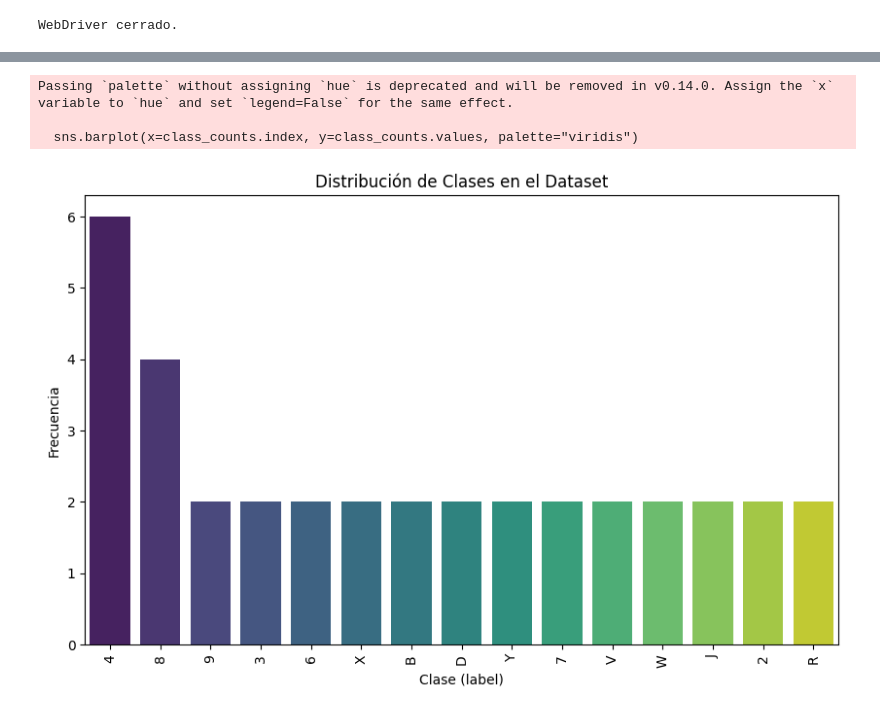
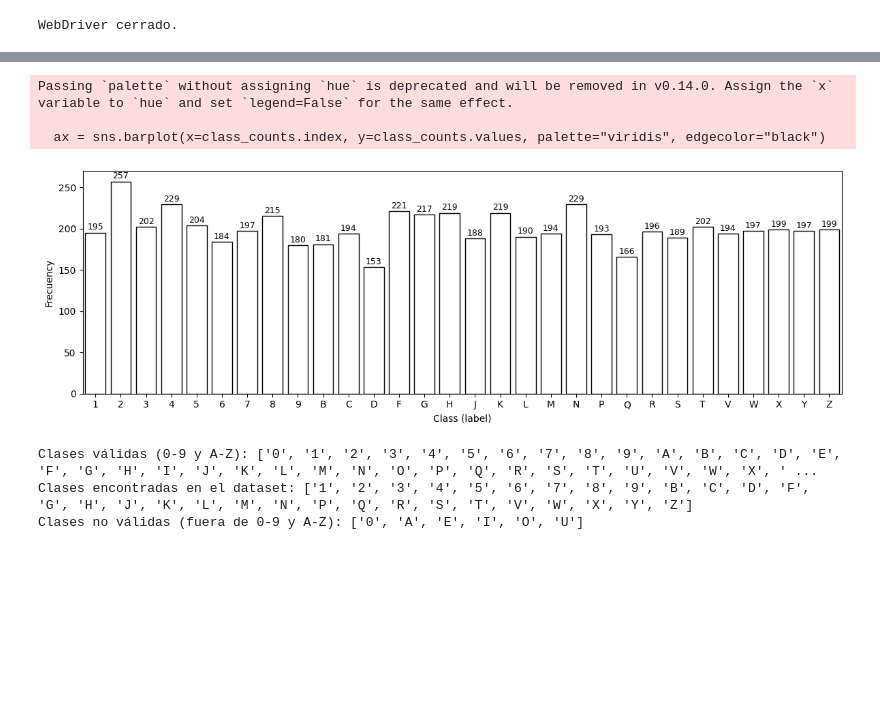
Before and after one commit to AlfredoVillaM/Machine_Learning_Project, a Jupyter notebook: sat_captchas.ipynb, the cells around one changed output, grey strips where cells are left out. Cells and saved outputs as stored; diff of their text form; code cells hidden in the pictures; blank space fills up the shorter version.

Commit message:
csv dataset

```diff
--- a/sat_captchas.ipynb
+++ b/sat_captchas.ipynb
@@ -181,25 +167,50 @@ df.to_csv("dataset.csv", index=False)
-# %%
-import matplotlib.pyplot as plt
-import seaborn as sns
-
-# Cargar dataset
-df = pd.read_csv("dataset.csv")
-
-# Contar las ocurrencias de cada clase (label)
-class_counts = df['label'].value_counts()
-
-# Graficar la distribución de clases
-plt.figure(figsize=(10, 6))
-sns.barplot(x=class_counts.index, y=class_counts.values, palette="viridis")
-plt.title("Distribución de Clases en el Dataset")
-plt.xlabel("Clase (label)")
-plt.ylabel("Frecuencia")
-plt.show()
-# %% [output]
-Passing `palette` without assigning `hue` is deprecated and will be removed in v0.14.0. Assign the `x` variable to `hue` and set `legend=False` for the same effect.
-
-  sns.barplot(x=class_counts.index, y=class_counts.values, palette="viridis")
-[figure, removed]
+# %%
+import matplotlib.pyplot as plt
+import seaborn as sns
+import string
+
+# Cargar dataset
+df = pd.read_csv("dataset.csv")
+
+# Contar las ocurrencias de cada clase (label)
+class_counts = df['label'].value_counts().sort_index()  # Ordenar alfabéticamente
+
+# Graficar la distribución de clases
+plt.figure(figsize=(12, 4))
+ax = sns.barplot(x=class_counts.index, y=class_counts.values, palette="viridis", edgecolor="black")
+
+# Agregar rayas diagonales a las barras (sin relleno)
+for patch in ax.patches:
+    count = int(patch.get_height())
+    x = patch.get_x() + patch.get_width() / 2
+    y = patch.get_height() + 1  # un poco arriba de la barra
+    ax.text(x, y, count, ha='center', va='bottom', fontsize=9)
+    patch.set_facecolor('none')  # Eliminar el relleno (transparente)
+    patch.set_edgecolor('black')  # Borde negro
+    # patch.set_hatch('///')  # Establecer rayas diagonales
+
+plt.xlabel("Class (label)")
+plt.ylabel("Frecuency")
+# plt.xticks(rotation=90)
+plt.tight_layout()
+plt.savefig("distribucion_clases.png", dpi=300, bbox_inches='tight')
+plt.show()
+
+clases_validas = list(string.digits) + list(string.ascii_uppercase)
+clases_encontradas = sorted(df['label'].unique())
+clases_no_validas = [c for c in clases_validas if c not in clases_encontradas]
+
+print("Clases válidas (0-9 y A-Z):", clases_validas)
+print("Clases encontradas en el dataset:", clases_encontradas)
+print("Clases no válidas (fuera de 0-9 y A-Z):", clases_no_validas)
+# %% [output]
+Passing `palette` without assigning `hue` is deprecated and will be removed in v0.14.0. Assign the `x` variable to `hue` and set `legend=False` for the same effect.
+
+  ax = sns.barplot(x=class_counts.index, y=class_counts.values, palette="viridis", edgecolor="black")
+[figure, added]
+Clases válidas (0-9 y A-Z): ['0', '1', '2', '3', '4', '5', '6', '7', '8', '9', 'A', 'B', 'C', 'D', 'E', 'F', 'G', 'H', 'I', 'J', 'K', 'L', 'M', 'N', 'O', 'P', 'Q', 'R', 'S', 'T', 'U', 'V', 'W', 'X', ' ...
+Clases encontradas en el dataset: ['1', '2', '3', '4', '5', '6', '7', '8', '9', 'B', 'C', 'D', 'F', 'G', 'H', 'J', 'K', 'L', 'M', 'N', 'P', 'Q', 'R', 'S', 'T', 'V', 'W', 'X', 'Y', 'Z']
+Clases no válidas (fuera de 0-9 y A-Z): ['0', 'A', 'E', 'I', 'O', 'U']
 # %%
 # Cargar imagen
 imagen = Image.open("tipo1.png")
```
Also changed, not shown: parts of 2 cells of this notebook, 2 other files.
